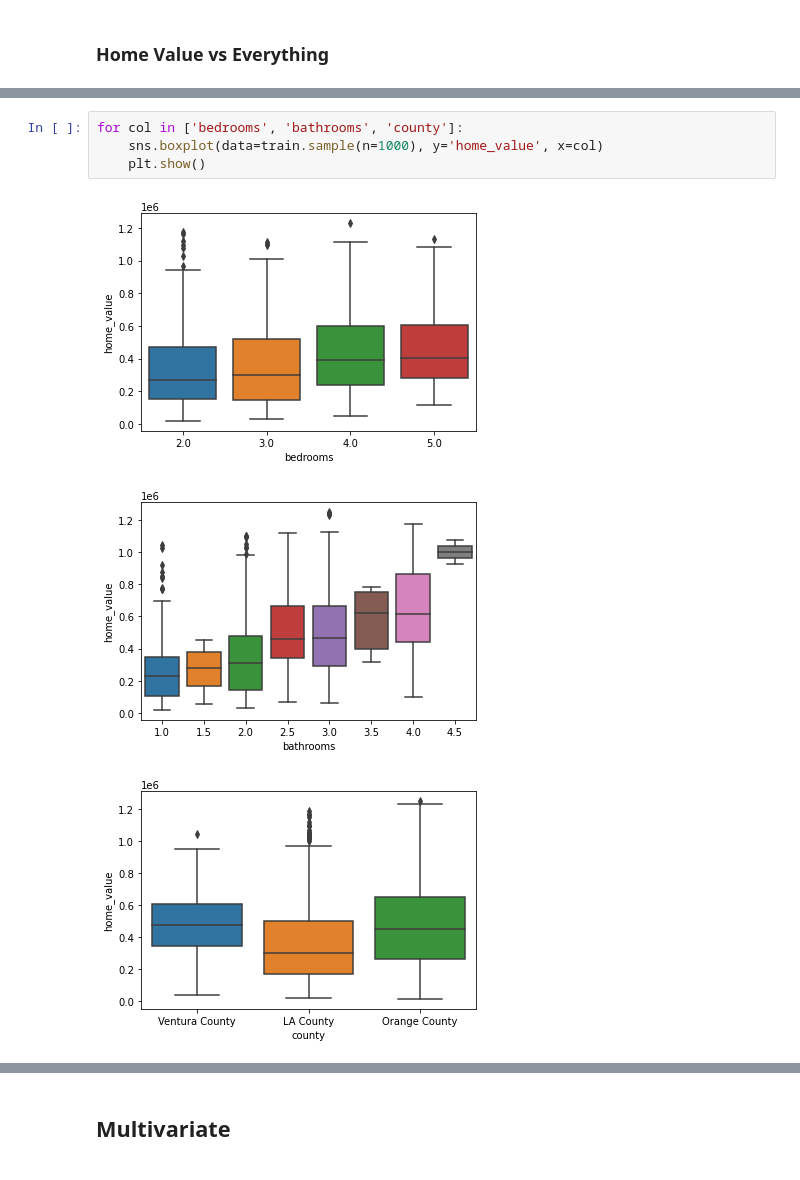
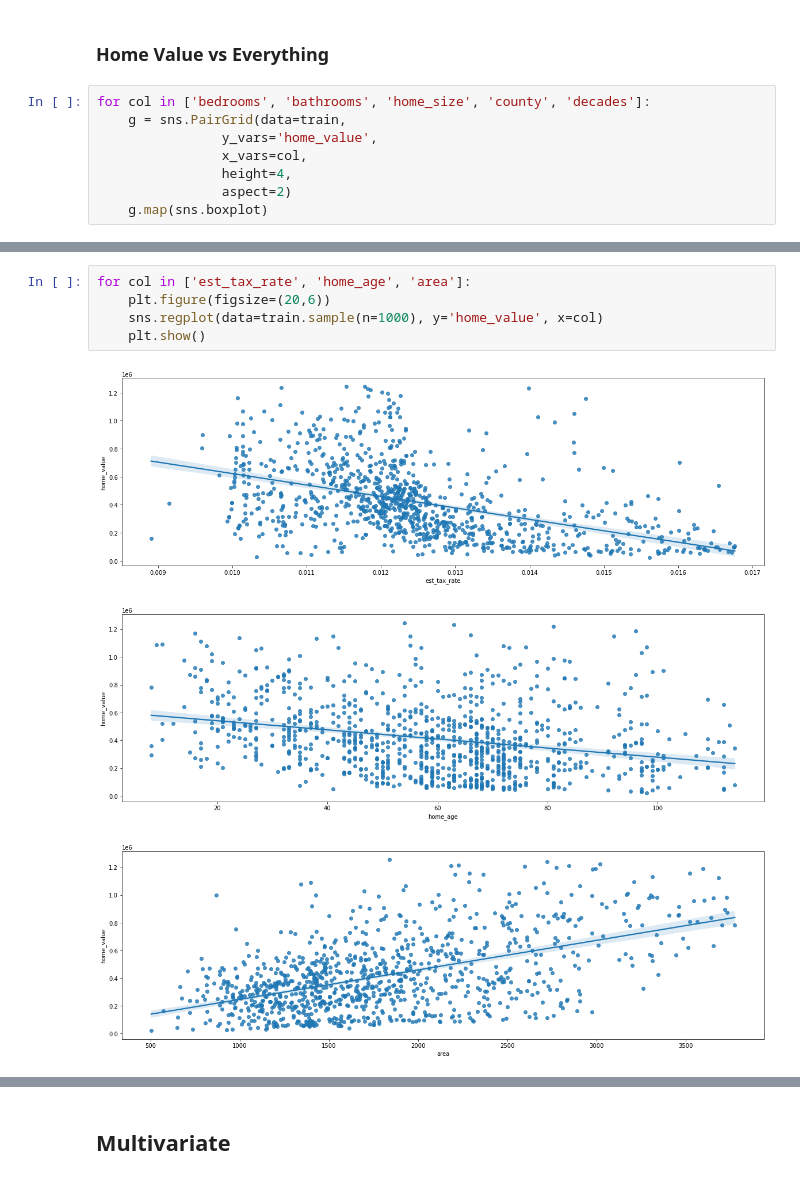
Before and after one commit to joshua-shorterivey/regression_project, a Jupyter notebook: explore.ipynb, the cells around one changed output, grey strips where cells are left out. Cells and saved outputs as stored; diff of their text form.

```diff
--- a/explore.ipynb
+++ b/explore.ipynb
@@ -123,3 +171,11 @@ plot_cat_var_pairs(train.sample(n=1000))
 - Orange County highest mean area
 # %% [markdown]
 ### Home Value vs Everything
+# %%
+for col in ['bedrooms', 'bathrooms', 'home_size', 'county', 'decades']:
+    g = sns.PairGrid(data=train,
+                y_vars='home_value',
+                x_vars=col,
+                height=4,
+                aspect=2)
+    g.map(sns.boxplot)
@@ -126,8 +188,9 @@ plot_cat_var_pairs(train.sample(n=1000))
 # %%
-for col in ['bedrooms', 'bathrooms', 'county']:
-    sns.boxplot(data=train.sample(n=1000), y='home_value', x=col)
+for col in ['est_tax_rate', 'home_age', 'area']:
+    plt.figure(figsize=(20,6))
+    sns.regplot(data=train.sample(n=1000), y='home_value', x=col)
     plt.show()
 # %% [output]
-[figure, old version]
+[figure, new version]
-[figure, old version]
+[figure, new version]
-[figure, old version]
+[figure, new version]
```
Also changed, not shown: parts of 71 cells of this notebook.
